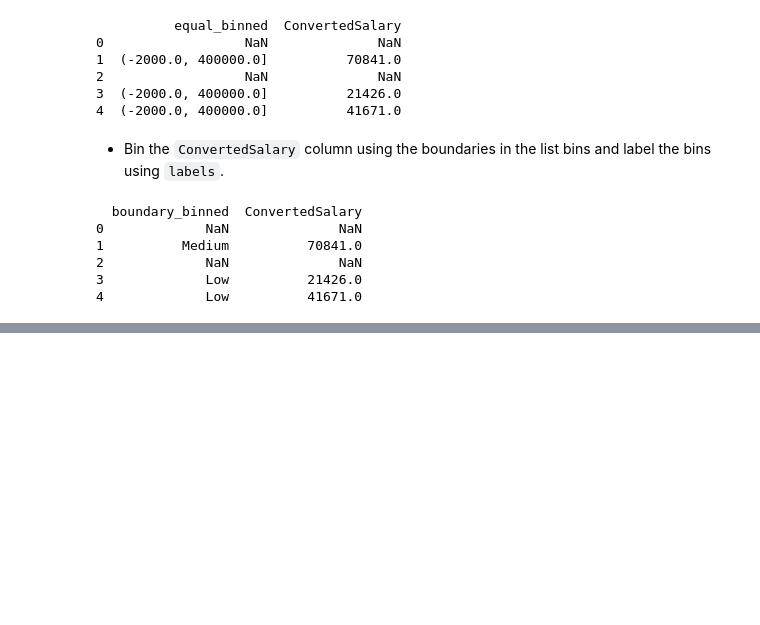
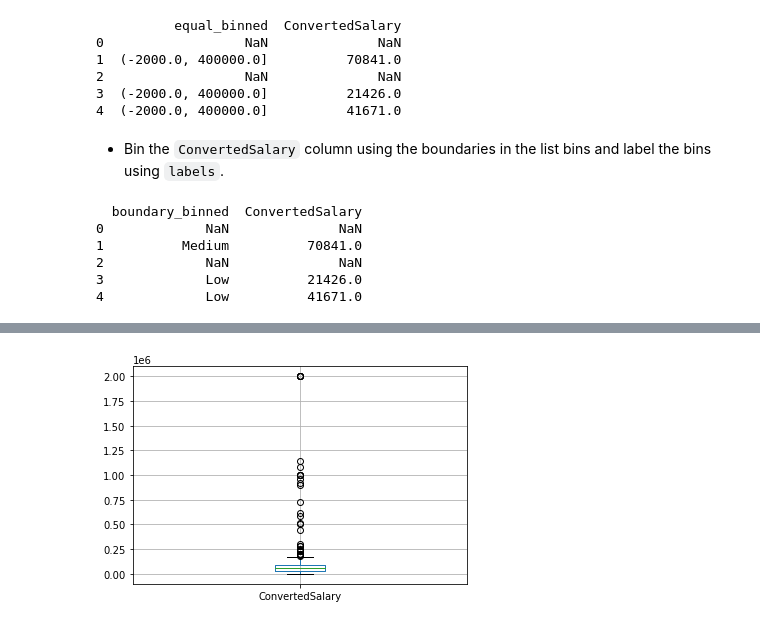
Before and after one commit to naikshubham/Feature-Engineering-ML, a Jupyter notebook: Feature-Engineering-ML.ipynb, the cells around one changed output, grey strips where cells are left out. Saved outputs shown, nothing was run; the diff lists cells and outputs as text; code cells hidden in the pictures; blank space fills up the shorter version.

```diff
--- a/Feature-Engineering-ML.ipynb
+++ b/Feature-Engineering-ML.ipynb
@@ -204,0 +446,6 @@ print(so_survey_df[['boundary_binned', 'ConvertedSalary']].head())
+# %%
+# Create a boxplot of ConvertedSalary
+so_numeric_df[['ConvertedSalary']].boxplot()
+plt.show()
+# %% [output]
+[figure, added]
```
Also changed, not shown: parts of 46 cells of this notebook.
